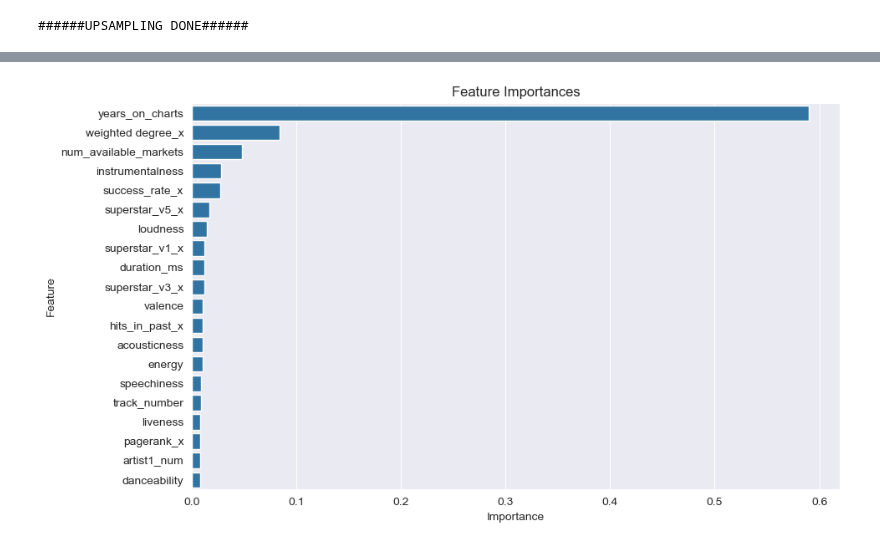
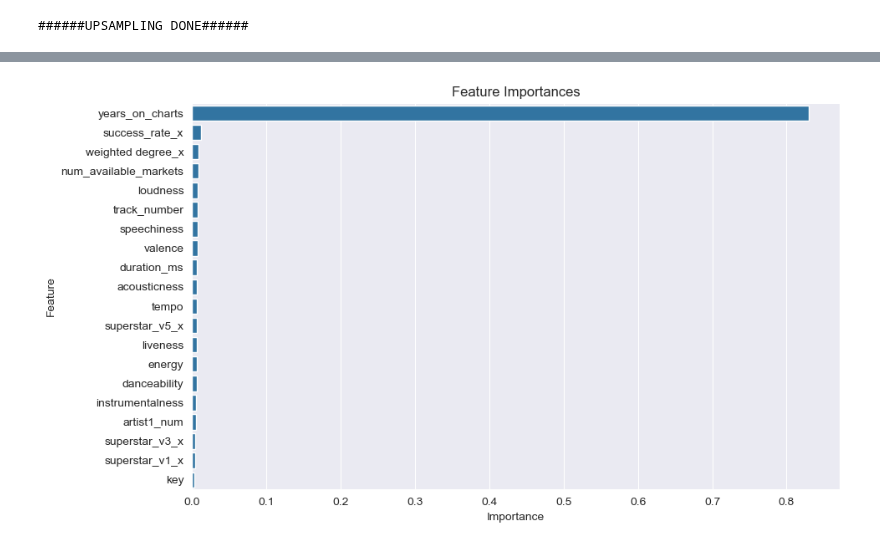
Before and after one commit to l4vd/Ba_first_tries, a Jupyter notebook: models/Original_MLP/RandomForestFeatimportance.ipynb, the cells around one changed output, grey strips where cells are left out. Drawn from its saved outputs; the diff is of its cells as text; code cells hidden in the pictures.

```diff
--- a/models/Original_MLP/RandomForestFeatimportance.ipynb
+++ b/models/Original_MLP/RandomForestFeatimportance.ipynb
@@ -32,7 +32,7 @@ def find_min_max(df):
 min_max_val = find_min_max(data)
 
 y = data["hit"]
-X = data.drop(columns=["hit", "song_popularity", "date", "release_date", "name_x", "name_y", "song_id", "song_name", "artist1_id", "artist2_id", "song_type"])
+X = data.drop(columns=["hit", "song_popularity", "date", "name_x", "name_y", "song_id", "song_name", "artist1_id", "artist2_id", "song_type"])
 
 
 def preprocess(df, min_max_values, exclude_cols=None):
@@ -70,13 +70,13 @@ def preprocess(df, min_max_values, exclude_cols=None):
     #print(categorical_cols)
 
     # Concatenate numerical and encoded categorical features
-    df_processed = pd.concat([df_normalized, df_encoded[encoded_columns]], axis=1)
+    df_processed = pd.concat([df_normalized, df_encoded[encoded_columns], df[exclude_cols]], axis=1)
 
     return df_processed
 
 
 
-X_preprocessed = preprocess(X, min_max_val)
+X_preprocessed = preprocess(X, min_max_val, exclude_cols=["release_date"])
 X_preprocessed[X_preprocessed.select_dtypes(include=[bool]).columns] = X_preprocessed.select_dtypes(include=[bool]).astype(int)
 
 # split_day = X["date"].iloc[-1] - pd.DateOffset(years=1)
@@ -87,3 +87,4 @@ X_preprocessed[X_preprocessed.select_dtypes(include=[bool]).columns] = X_preproc
 # y_train = y.iloc[:sep_index].copy()
 # y_test = y.iloc[sep_index:].copy()
 X_train, X_test, y_train, y_test = train_test_split(X_preprocessed, y, test_size=0.25, shuffle=False)
+X_train_noup, X_test_noup, y_train_noup, y_test_noup = X_train, X_test, y_train, y_test
@@ -147,6 +168,19 @@ X_train, y_train = upsampling(X_train, y_train.values.reshape(-1, 1))
 # %%
 X_train_df = pd.DataFrame(X_train, columns=feat_name_x_train)
 y_train_df = pd.DataFrame(y_train, columns=["hit"])
+# %%
+X_train_upsampled_with_y = pd.concat([X_train_df, y_train_df], axis=1)
+X_train_upsampled_with_y['date'] = pd.to_datetime(X_train_upsampled_with_y['release_date'])
+X_train_upsampled_with_y.sort_values(by="date", inplace=True)
+X_train_upsampled_with_y.drop(columns=["release_date", "date"], inplace=True)
+
+# print(X_train_upsampled_with_y.head())
+# prepro:
+y_train_upsampled_ordered = X_train_upsampled_with_y["hit"]
+X_train_upsampled_ordered = X_train_upsampled_with_y.drop(columns="hit")
+# %%
+X_train_df = X_train_upsampled_ordered
+y_train_df = y_train_upsampled_ordered
 # %%
 X_train_df
 # %% [output]
@@ -168,35 +218,35 @@ import pandas as pd
 from sklearn.ensemble import RandomForestClassifier
 import matplotlib.pyplot as plt
 import seaborn as sns
 
 # Split the data into training and testing sets
 #X_train, X_test, y_train, y_test = train_test_split(X, y, test_size=0.25, random_state=42)
 
 # Initialize and train the Random Forest classifier
 clf = RandomForestClassifier(n_estimators=100, random_state=42)
-clf.fit(X_train_df, y_train_df)
+clf.fit(X_train_noup.loc[:, X_train_noup.columns != 'release_date'], y_train_noup)
 
 # Get the feature importances
 importances = clf.feature_importances_
 
 # Create a DataFrame for visualization
 feature_importances = pd.DataFrame({'Feature': X_train_df.columns, 'Importance': importances})
 feature_importances = feature_importances.sort_values(by='Importance', ascending=False)
 
 # Plot the feature importances
 plt.figure(figsize=(10, 6))
 sns.barplot(x='Importance', y='Feature', data=feature_importances.iloc[0:20])
 plt.title('Feature Importances')
 plt.xlabel('Importance')
 plt.ylabel('Feature')
 
 # plt.xticks(fontsize=12)
 # plt.yticks(fontsize=10)
 # plt.tight_layout()
 
 plt.show()
 # %% [output]
-[figure, old version]
+[figure, new version]
 # %%
 import shap
 # Calculate SHAP values
```
Also changed, not shown: parts of 10 cells of this notebook.
